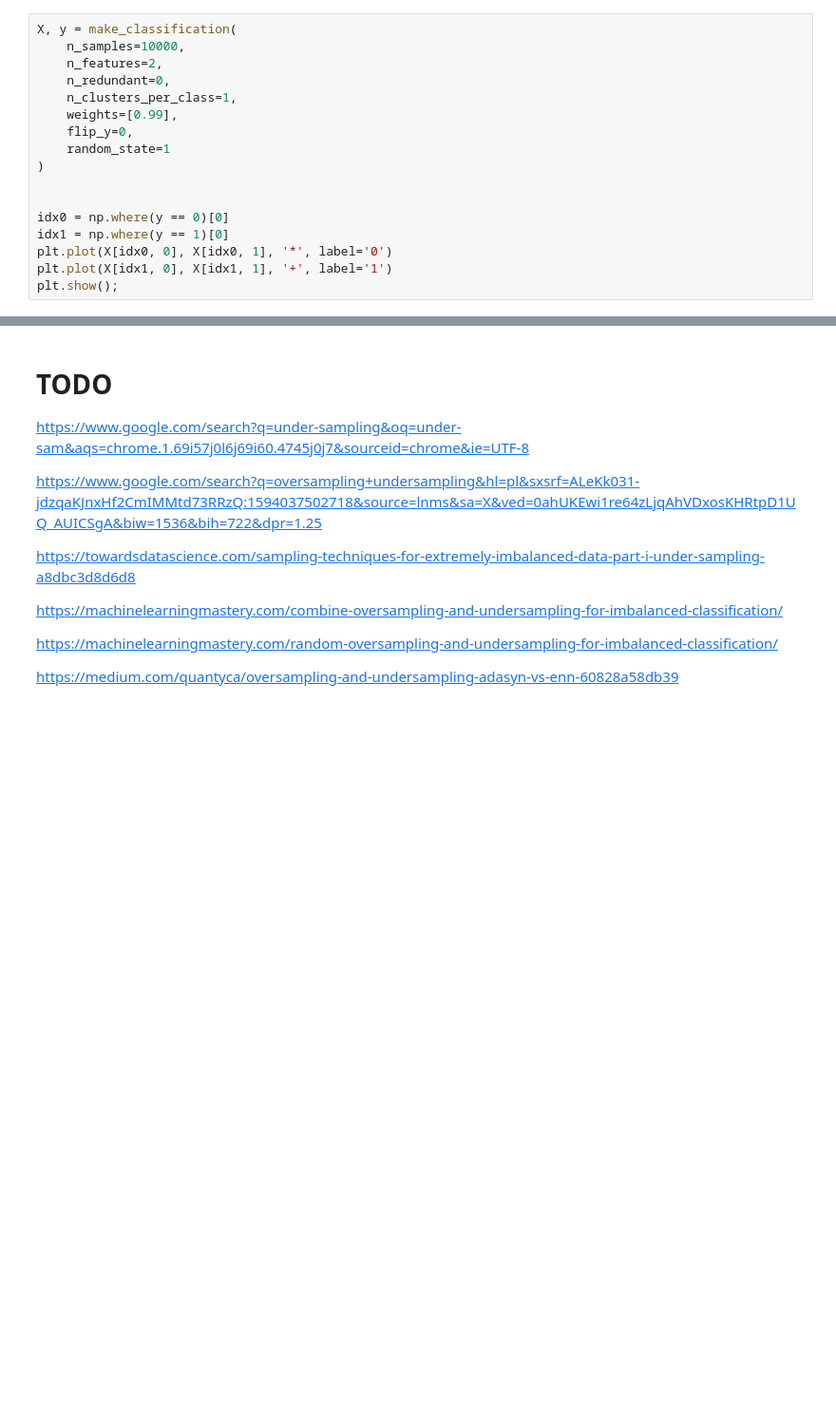
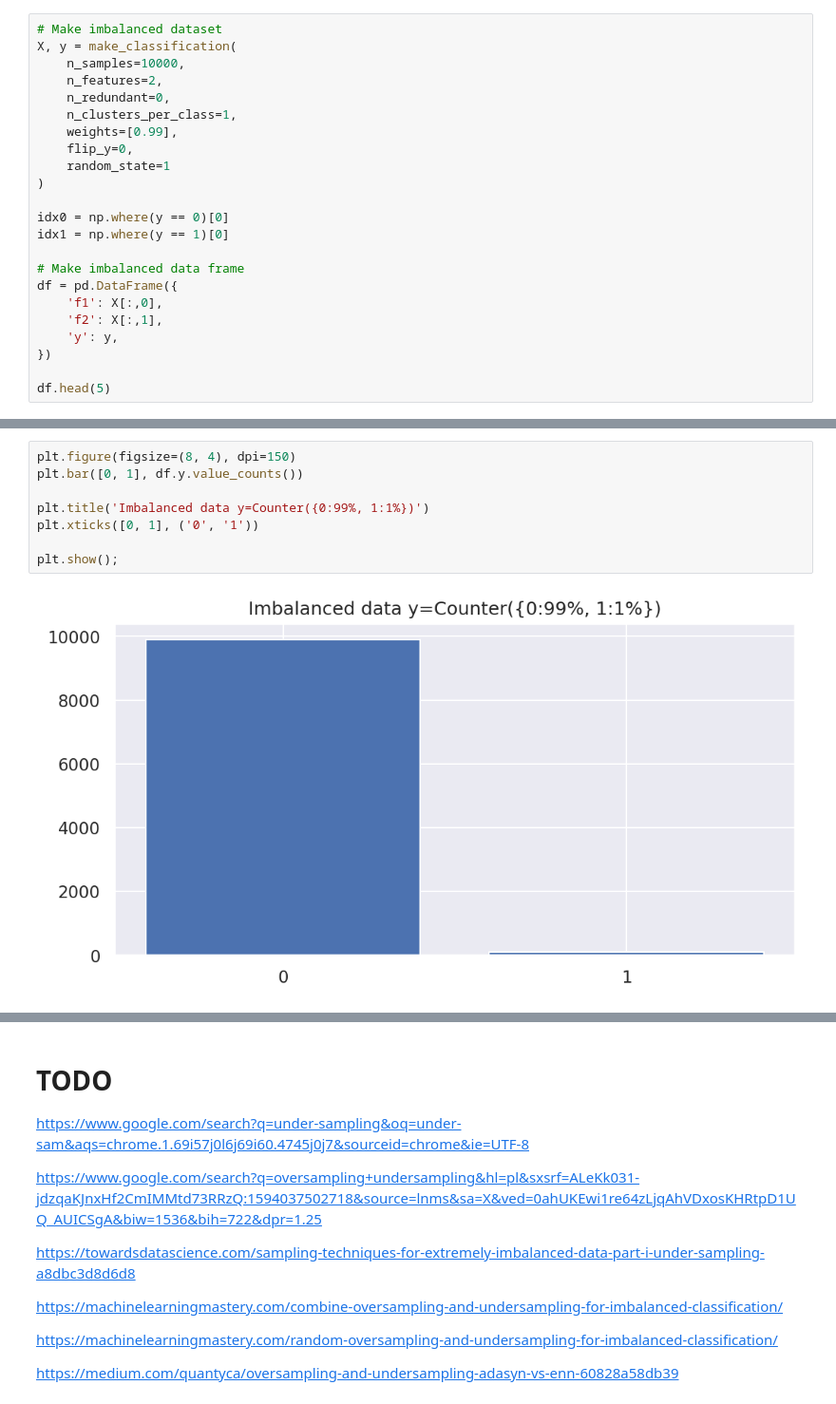
Before and after one commit to SalAlba/machine-learning, a Jupyter notebook: notes/imbalanced-data-sets/main.ipynb, the cells around one changed output, grey strips where cells are left out. Shown at 95% size. Cells and saved outputs as stored; diff of their text form; blank space fills up the shorter version.

Commit message:
imbalanced data set

```diff
--- a/notes/imbalanced-data-sets/main.ipynb
+++ b/notes/imbalanced-data-sets/main.ipynb
@@ -96,4 +128,5 @@ The learning phase and the subsequent prediction of machine learning algorithms
 # %%
+# Make imbalanced dataset
 X, y = make_classification(
     n_samples=10000,
     n_features=2,
@@ -104,10 +137,15 @@ X, y = make_classification(
     random_state=1
 )
 
-
 idx0 = np.where(y == 0)[0]
 idx1 = np.where(y == 1)[0]
-plt.plot(X[idx0, 0], X[idx0, 1], '*', label='0')
-plt.plot(X[idx1, 0], X[idx1, 1], '+', label='1')
-plt.show();
+
+# Make imbalanced data frame
+df = pd.DataFrame({
+    'f1': X[:,0],
+    'f2': X[:,1],
+    'y': y,
+})
+
+df.head(5)
 # %% [output]
@@ -114,0 +171,10 @@ plt.show();
+# %%
+plt.figure(figsize=(8, 4), dpi=150)
+plt.bar([0, 1], df.y.value_counts())
+
+plt.title('Imbalanced data y=Counter({0:99%, 1:1%})')
+plt.xticks([0, 1], ('0', '1'))
+
+plt.show();
+# %% [output]
+[figure, added]
```
Also changed, not shown: parts of 21 cells of this notebook, 1 other file.
